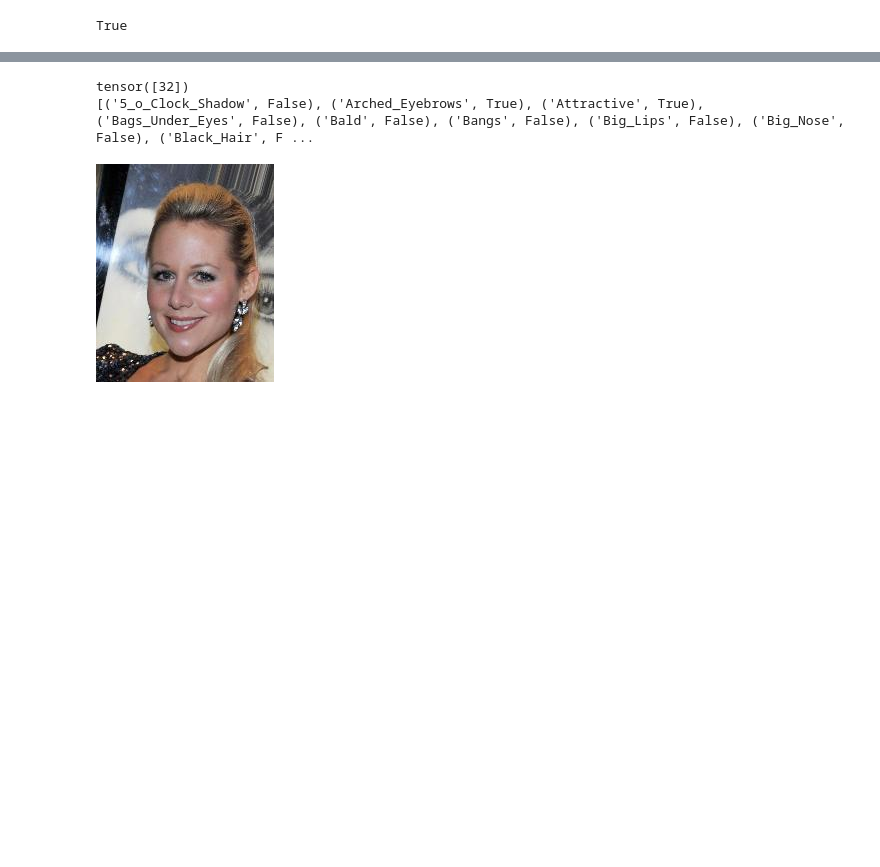
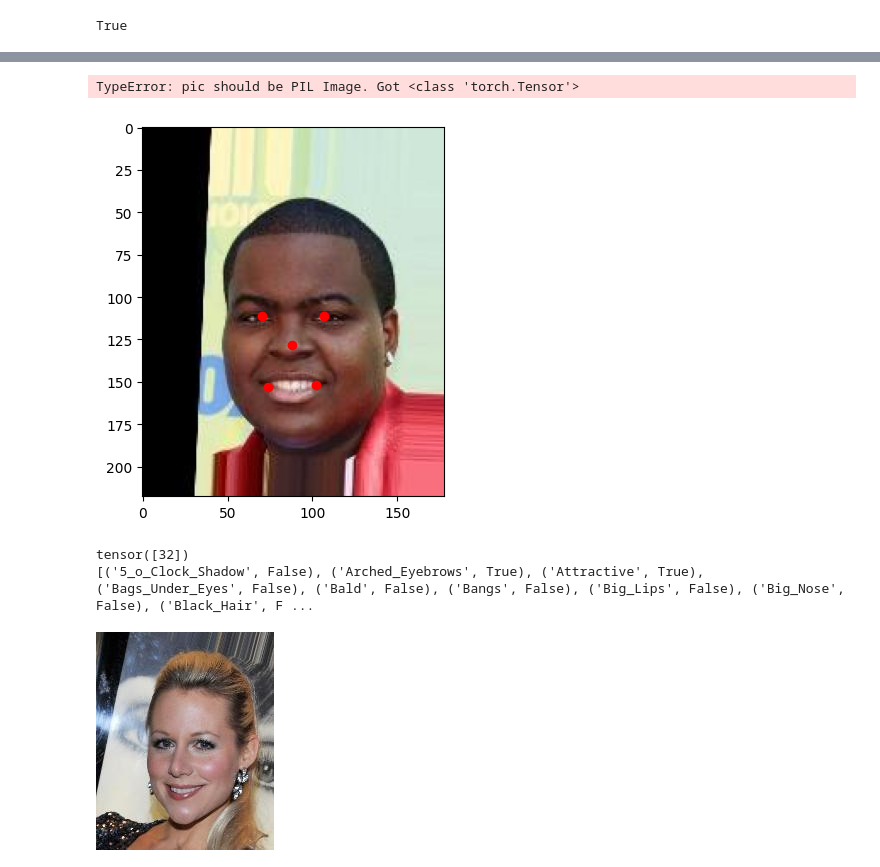
Before and after one commit to Andreasaaj/Facial-Recognition-with-Siamese-Network, a Jupyter notebook: test.ipynb, the cells around one changed output, grey strips where cells are left out. Drawn from its saved outputs; the diff is of its cells as text; code cells hidden in the pictures; blank space fills up the shorter version.

```diff
--- a/test.ipynb
+++ b/test.ipynb
@@ -23,2 +276,24 @@ plt.show()
+# %%
+plt.imshow(celeba_train[-2][0].permute(1, 2, 0))
+
+l1 = []
+l2 = []
+for i in range(0, len(celeba_train.landmarks_align[-1]), 2):
+    l1.append(celeba_train.landmarks_align[-1][i])
+    l2.append(celeba_train.landmarks_align[-1][i+1])
+
+plt.plot(l1, l2, 'ro')
+img_tensor = torchvision.transforms.Compose([
+    torchvision.transforms.PILToTensor()
+])(celeba_train[-1][0])
+
+print(celeba_train.bbox[-2][None,:])
+
+# torchvision.utils.draw_bounding_boxes(img_tensor, celeba.bbox[-2])
+# plt.plot([celeba.bbox[-2][1], celeba.bbox[-2][3]], [celeba.bbox[-2][0], celeba.bbox[-2][2]], 'bo')
+plt.show()
+# %% [output]
+TypeError: pic should be PIL Image. Got <class 'torch.Tensor'>
+[figure, added]
 # %%
 index = 123456
```
Also changed, not shown: parts of 30 cells of this notebook.
